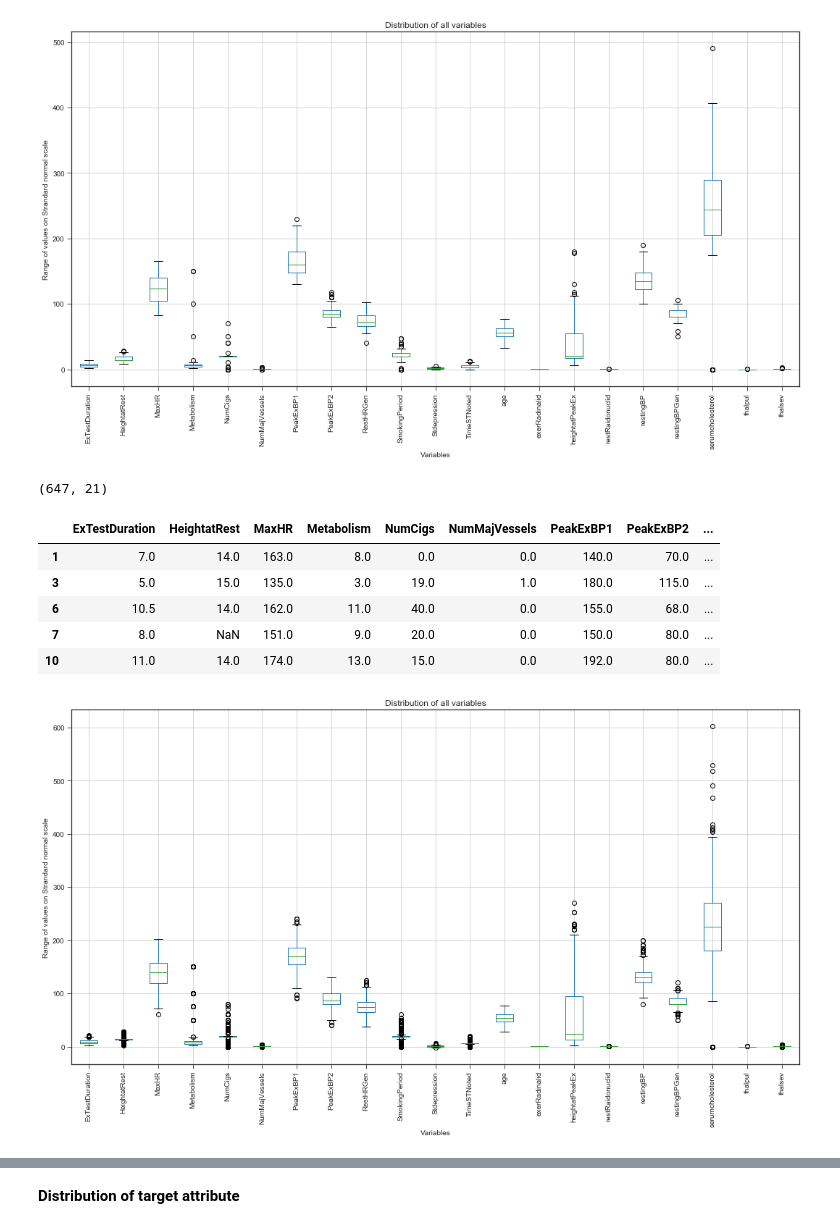
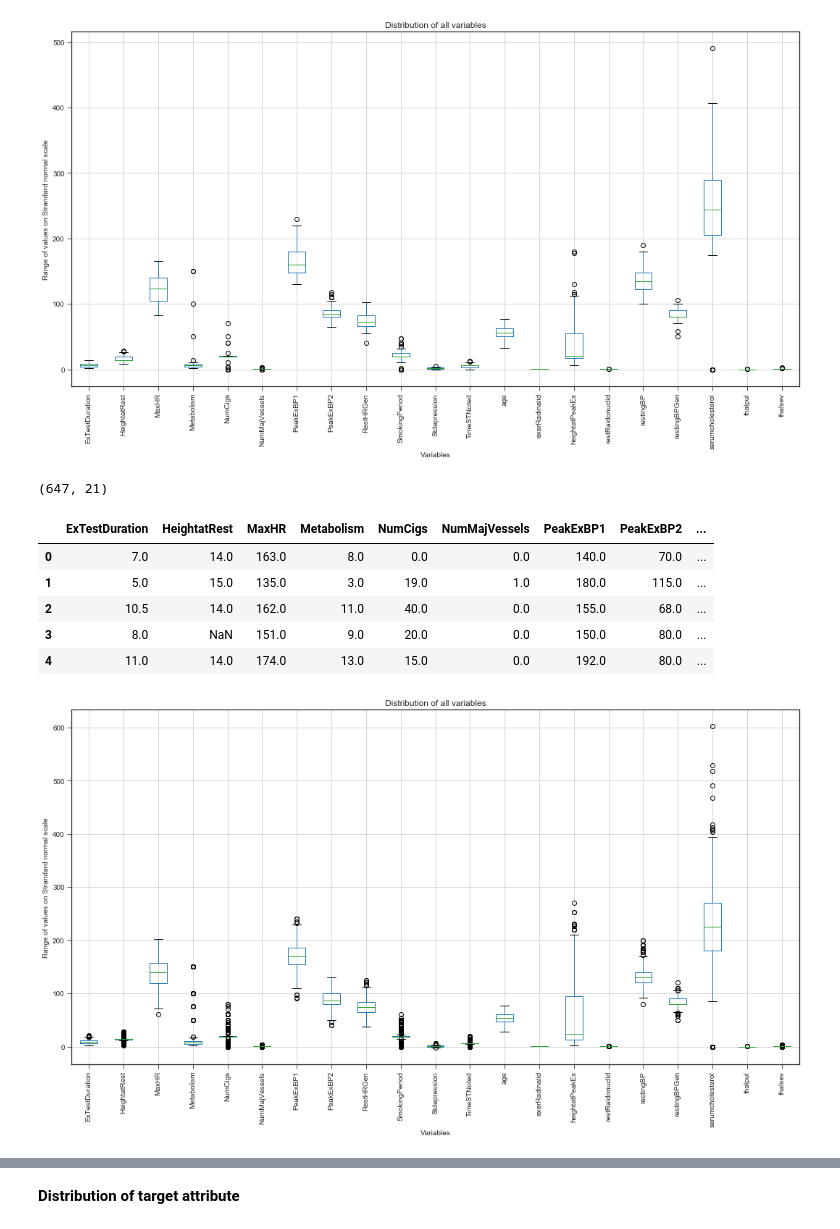
Before and after one commit to SamyaMaiti2012/insofe, a Jupyter notebook: Template/Template_usage_v1.ipynb, the cells around one changed output, grey strips where cells are left out. Cells and saved outputs as stored; diff of their text form; code cells hidden in the pictures.

```diff
--- a/Template/Template_usage_v1.ipynb
+++ b/Template/Template_usage_v1.ipynb
@@ -579,23 +587,23 @@ dp.distribution_of_var(heartDiseaseData_dropped_attr_Severe_sig)
 # %%
 #Append all dataframes with diff target
 
 heartDiseaseData_dropped_attr_outlier_removed = heartDiseaseData_dropped_attr_None_sig.append(
     heartDiseaseData_dropped_attr_Moderate_sig).append(
     heartDiseaseData_dropped_attr_MildClass1_sig).append(
     heartDiseaseData_dropped_attr_MildClass2_sig).append(
-    heartDiseaseData_dropped_attr_Severe_sig)
+    heartDiseaseData_dropped_attr_Severe_sig).reset_index(drop=True)
 
 heartDiseaseData_dropped_attr_outlier_removed.shape
 heartDiseaseData_dropped_attr_outlier_removed.head()
 
 
 dp.distribution_of_var(heartDiseaseData_dropped_attr_outlier_removed)
 # %% [output]
 (647, 21)
 |  | ExTestDuration | HeightatRest | MaxHR | Metabolism | NumCigs | NumMajVessels | PeakExBP1 | PeakExBP2 | ... |
-| 1 | 7.0 | 14.0 | 163.0 | 8.0 | 0.0 | 0.0 | 140.0 | 70.0 | ... |
-| 3 | 5.0 | 15.0 | 135.0 | 3.0 | 19.0 | 1.0 | 180.0 | 115.0 | ... |
-| 6 | 10.5 | 14.0 | 162.0 | 11.0 | 40.0 | 0.0 | 155.0 | 68.0 | ... |
-| 7 | 8.0 | NaN | 151.0 | 9.0 | 20.0 | 0.0 | 150.0 | 80.0 | ... |
-| 10 | 11.0 | 14.0 | 174.0 | 13.0 | 15.0 | 0.0 | 192.0 | 80.0 | ... |
+| 0 | 7.0 | 14.0 | 163.0 | 8.0 | 0.0 | 0.0 | 140.0 | 70.0 | ... |
+| 1 | 5.0 | 15.0 | 135.0 | 3.0 | 19.0 | 1.0 | 180.0 | 115.0 | ... |
+| 2 | 10.5 | 14.0 | 162.0 | 11.0 | 40.0 | 0.0 | 155.0 | 68.0 | ... |
+| 3 | 8.0 | NaN | 151.0 | 9.0 | 20.0 | 0.0 | 150.0 | 80.0 | ... |
+| 4 | 11.0 | 14.0 | 174.0 | 13.0 | 15.0 | 0.0 | 192.0 | 80.0 | ... |
 [figure]
```
Also changed, not shown: parts of 71 cells of this notebook, 9 other files.
